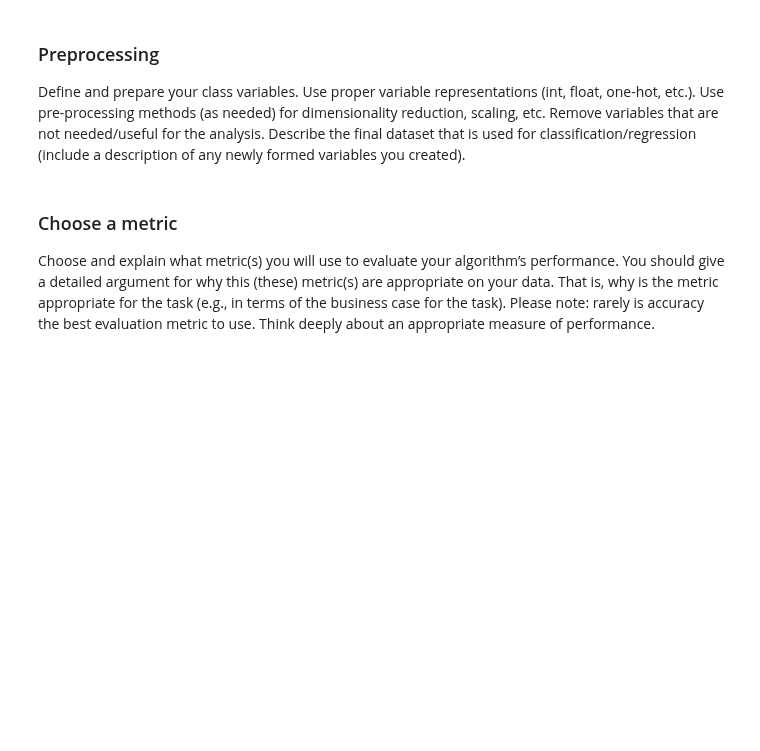
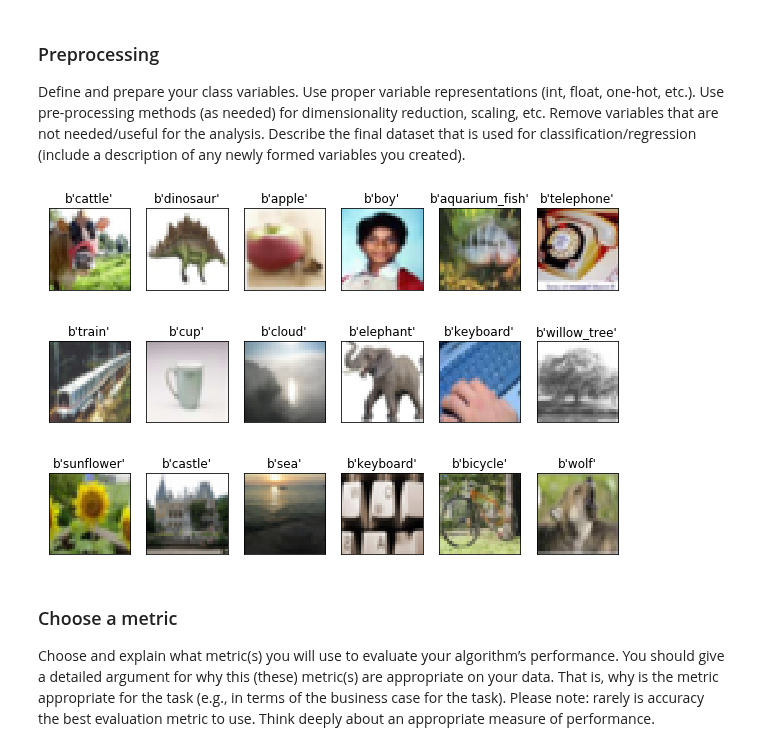
Before and after one commit to Thakugan/machine-learning-notebooks, a Jupyter notebook: 7-convolutional-neural-networks/Convolutional Neural Networks.ipynb, the cells around one changed output. Drawn from its saved outputs; the diff is of its cells as text; code cells hidden in the pictures; blank space fills up the shorter version.

Commit message:
got the stupid images to display. Need to convert to grayscale and scale the data, at least.

```diff
--- a/7-convolutional-neural-networks/Convolutional Neural Networks.ipynb
+++ b/7-convolutional-neural-networks/Convolutional Neural Networks.ipynb
@@ -19,3 +19,12 @@ def unpickle(file):
 # %%
 train = unpickle("cifar-100-python/train")
 test = unpickle("cifar-100-python/test")
+meta = unpickle("cifar-100-python/meta")
+
+X_train = train[b"data"]
+X_test = test[b"data"]
+
+y_train = train[b"fine_labels"]
+y_test = test[b"fine_labels"]
+
+label_names = meta[b"fine_label_names"]
@@ -29,9 +31,45 @@ print(len(train[b"data"]))
+# %%
+y_train_labels = [label_names[index] for index in y_train]
+y_test_labels = [label_names[index] for index in y_test]
 # %% [markdown]
 ## Preparation
 # %% [markdown]
 ### Preprocessing
 
 Define and prepare your class variables. Use proper variable representations (int, float, one-hot, etc.). Use pre-processing methods (as needed) for dimensionality reduction, scaling, etc. Remove variables that are not needed/useful for the analysis. Describe the final dataset that is used for classification/regression (include a description of any newly formed variables you created).
+# %%
+# What do these images look like?
+from matplotlib import pyplot as plt
+%matplotlib inline
+
+# a helper plotting function
+def plot_gallery(images, titles, h, w, n_row=3, n_col=6):
+    """Helper function to plot a gallery of portraits"""
+    plt.figure(figsize=(1.7 * n_col, 2.3 * n_row))
+#     plt.subplots_adjust(bottom=0, left=.01, right=.99, top=.90, hspace=.35)
+    for i in range(n_row * n_col):
+        plt.subplot(n_row, n_col, i + 1)
+
+        # this line is to get the images to display properly.
+        # Due to the way the data is stored, more has to be done on the data than the basic stuff in the example notebooks.
+        # rot90(image, 1 rotation, (1,0)) does a 90 degree clockwise rotation
+        # images[i].reshape((3,h,w)).T splits the image into its proper channels from its flattened form
+        plt.imshow(np.rot90(images[i].reshape((3, h, w)).T, 1, (1,0)))
+        plt.title(titles[i], size=12)
+        plt.xticks(())
+        plt.yticks(())
+
+plot_gallery(X_train, y_train_labels, 32, 32) # defaults to showing a 3 by 6 subset
+
+# image = X_train[3].copy()
+# image.shape
+
+# new_image = image.reshape(3, 32, 32)
+
+# new_image.T
+# imshow(np.rot90(new_image.T, 1, (1,0)))
+# %% [output]
+[figure, added]
 # %% [markdown]
 ### Choose a metric
 
```
Also changed, not shown: parts of 2 cells of this notebook.
